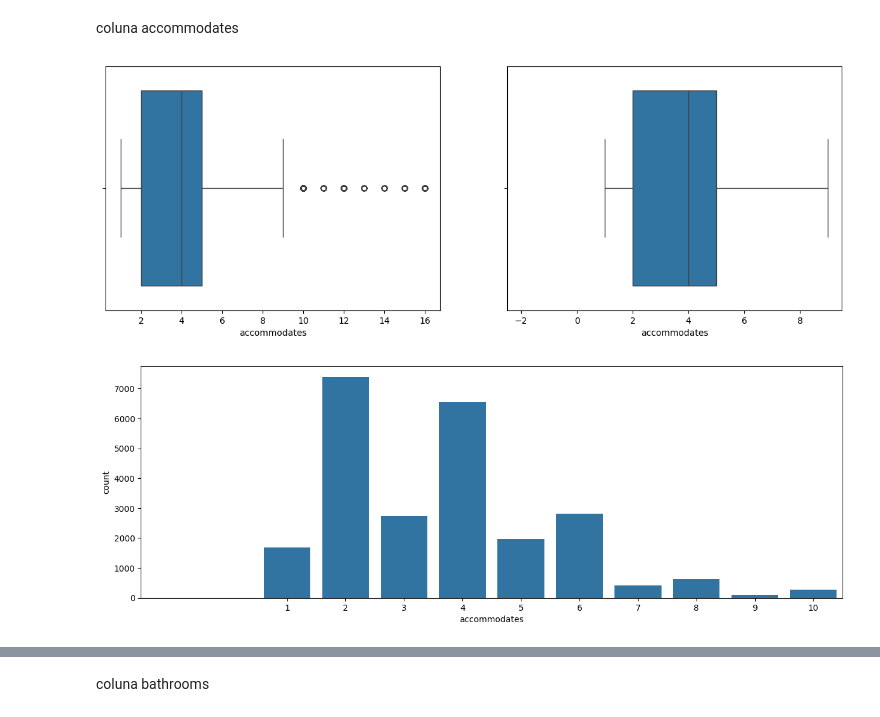
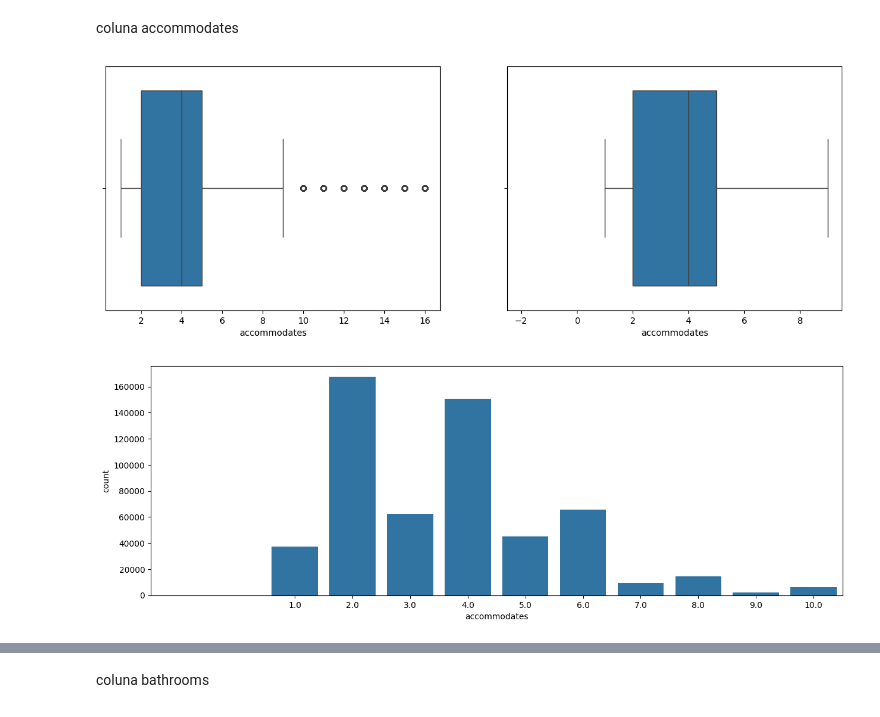
Before and after one commit to kiwsley/hashtag_python, a Jupyter notebook: analise de dados/solucao_airbnb.ipynb, the cells around one changed output, grey strips where cells are left out. Saved outputs shown, nothing was run; the diff lists cells and outputs as text; code cells hidden in the pictures.

```diff
--- a/analise de dados/solucao_airbnb.ipynb
+++ b/analise de dados/solucao_airbnb.ipynb
@@ -62,0 +12,6 @@ Columns (61,62,94) have mixed types. Specify dtype option on import or set low_m
+# %%
+caminho_bases = pathlib.Path(r"C:\Users\Kiwsley\Downloads\Nova pasta (7)")
+#Arquivo grande não subir para o repositorio git
+base_airbnb = pd.read_csv(r"C:\Users\Kiwsley\Downloads\Nova pasta (7)\total_data.csv")
+
+display(base_airbnb)
@@ -180,12 +137,12 @@ preço e extra people estão sendo reconhecido como objeto, porém é preciso de
 #Price
 base_airbnb['price'] = base_airbnb['price'].str.replace("$","")
 base_airbnb['price'] = base_airbnb['price'].str.replace(",","")
-base_airbnb['price'] = base_airbnb['price'].astype(float)
+base_airbnb['price'] = base_airbnb['price'].astype(np.float32, copy=False)
 
 #extra people
 base_airbnb['extra_people'] = base_airbnb['extra_people'].str.replace("$","")
 base_airbnb['extra_people'] = base_airbnb['extra_people'].str.replace(",","")
-base_airbnb['extra_people'] = base_airbnb['extra_people'].astype(float)
+base_airbnb['extra_people'] = base_airbnb['extra_people'].astype(np.float32, copy=False)
 # %% [markdown]
 analise exploratoria e tratar outliers
 
@@ -200,21 +157,17 @@ sns.heatmap(base_airbnb.corr(numeric_only=True),annot= True, cmap= 'Greens')
 
 definição de função para analise de outliers
 # %%
-def limites (coluna):
+def limites(coluna):
     q1 = coluna.quantile(0.25)
     q3 = coluna.quantile(0.75)
-    amplitude = q3 -q1
-    limite_inferior=q1-1.5 * amplitude
-    limite_superior = q3+ 1.5 * amplitude
-    return limite_inferior, limite_superior
-
-def excluir_outliers(df,nome_coluna):
+    amplitude = q3 - q1
+    return q1 - 1.5 * amplitude, q3 + 1.5 * amplitude
+def excluir_outliers(df, nome_coluna):
     qtde_linhas = df.shape[0]
-    lim_inf , lim_sup = limites(df[nome_coluna])
-
-    df = df.loc[(df[nome_coluna]>= lim_inf) & (df[nome_coluna]<= lim_sup),:]
-    linha_removidas = qtde_linhas - df.shape[0]
-    return df, linha_removidas
+    lim_inf, lim_sup = limites(df[nome_coluna])
+    df = df.loc[(df[nome_coluna] >= lim_inf) & (df[nome_coluna] <= lim_sup), :]
+    linhas_removidas = qtde_linhas - df.shape[0]
+    return df,  linhas_removidas
 # %%
 print(limites(base_airbnb['price']))
 # %% [output]
@@ -294,6 +253,7 @@ print(linhas_removidas)
 # %% [markdown]
 ###host_listings_count
 # %%
+base_airbnb['host_listings_count'] = base_airbnb['host_listings_count'].astype(np.float32)
 diagrama_caixa(base_airbnb['host_listings_count'])
 grafico_barra(base_airbnb['host_listings_count'])
 # %% [output]
@@ -310,11 +270,13 @@ print(linhas_removidas)
 # %% [markdown]
 coluna accommodates
 # %%
+base_airbnb['accommodates'] = base_airbnb['accommodates'].astype(np.float32)
+
 diagrama_caixa(base_airbnb['accommodates'])
 grafico_barra(base_airbnb['accommodates'])
 # %% [output]
 [figure]
-[figure, old version]
+[figure, new version]
 # %%
 base_airbnb, linhas_removidas = excluir_outliers(base_airbnb, 'accommodates')
 
```
Also changed, not shown: parts of 55 cells of this notebook, 7 other files.
